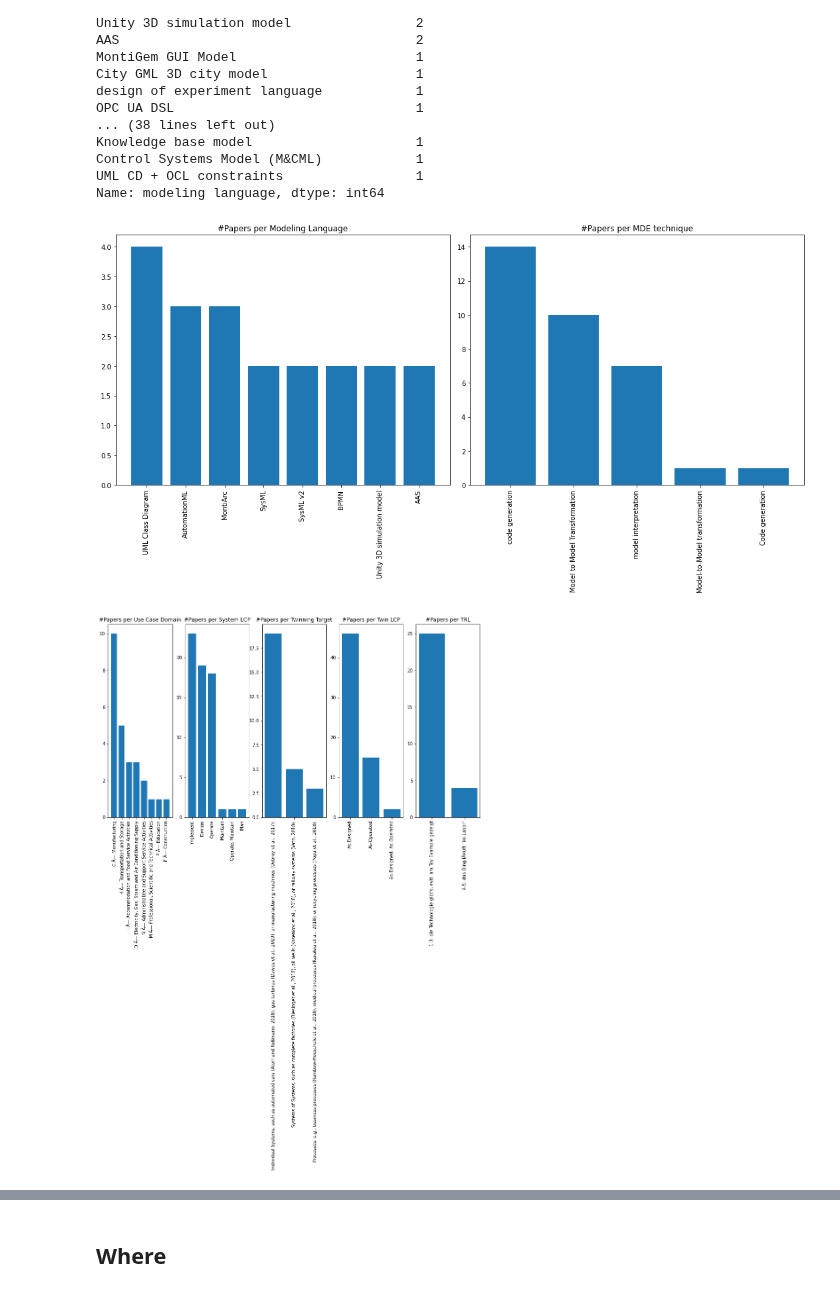
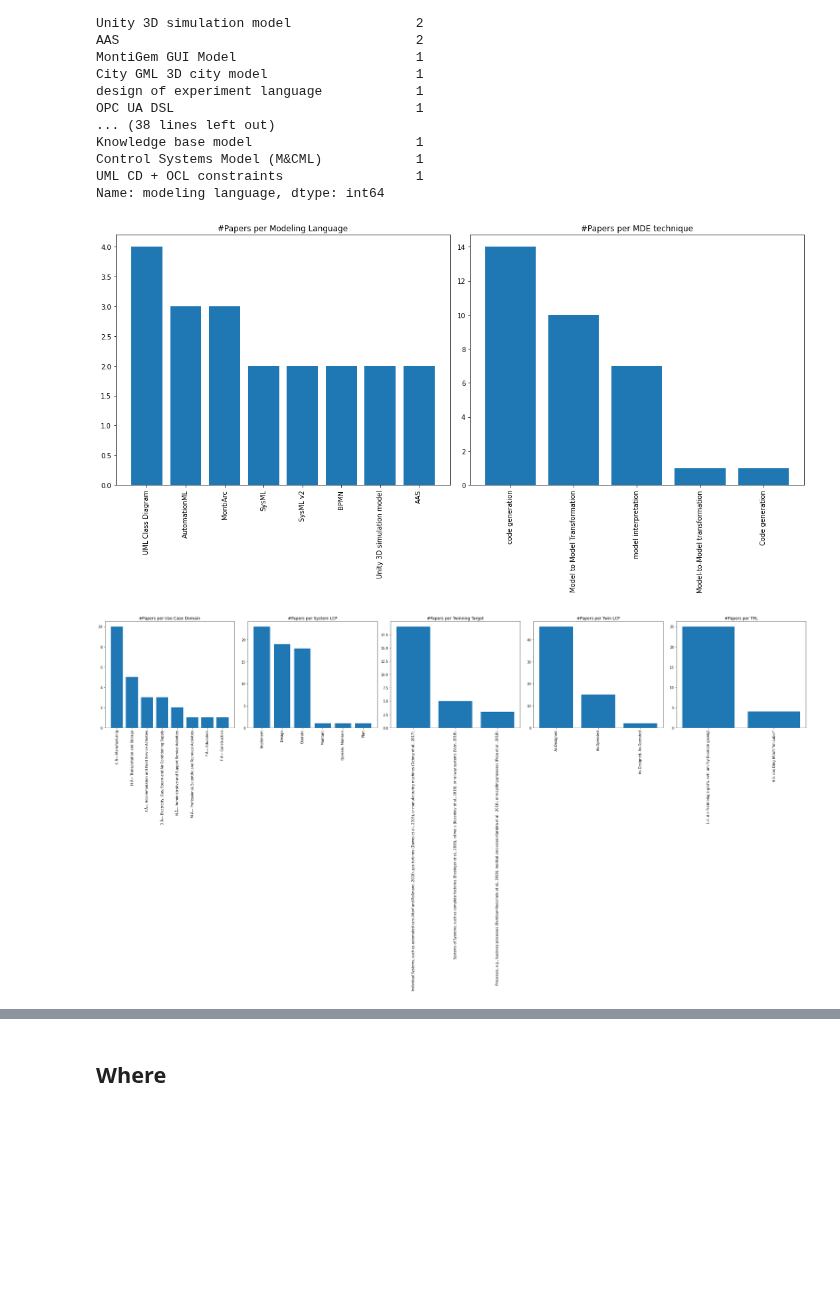
Before and after one commit to cdl-mint/mde4dts, a Jupyter notebook: visualizations_daniel.ipynb, the cells around one changed output, grey strips where cells are left out. Saved outputs shown, nothing was run; the diff lists cells and outputs as text; code cells hidden in the pictures; blank space fills up the shorter version.

```diff
--- a/visualizations_daniel.ipynb
+++ b/visualizations_daniel.ipynb
@@ -199,33 +191,35 @@ titles = ['#Papers per Modeling Language', '#Papers per MDE technique']
 
 # Loop through the subplots and plot each bar chart
 for i, ax in enumerate(axes.flatten()):
     if i < len(dataframes):
         plot_data = dataframes[i]
         ax.bar(plot_data['entry'], plot_data['count'])  # Replace 'x' and 'y' with the appropriate column names from the DataFrame
         ax.set_title(titles[i])
         ax.set_xticklabels(plot_data['entry'], rotation=90)
 
 # Adjust the layout to avoid overlapping titles
 plt.tight_layout()
-plt.show()
+#plt.show()
+plt.savefig("what.jpg")
 
-fig, axes = plt.subplots(nrows=1, ncols=5, figsize=(15, 8))
+fig, axes = plt.subplots(nrows=1, ncols=5, figsize=(30, 16))
 
 # List of DataFrames
 dataframes = [use_case_domain, system_lcp, twinning_target, twin_lcp, trl]
 # Titles for each subplot (modify as needed)
 titles = ['#Papers per Use Case Domain', '#Papers per System LCP', '#Papers per Twinning Target', '#Papers per Twin LCP', '#Papers per TRL']
 
 # Loop through the subplots and plot each bar chart
 for i, ax in enumerate(axes.flatten()):
     if i < len(dataframes):
         plot_data = dataframes[i]
         ax.bar(plot_data['entry'], plot_data['count'])  # Replace 'x' and 'y' with the appropriate column names from the DataFrame
         ax.set_title(titles[i])
         ax.set_xticklabels(plot_data['entry'], rotation=90)
 
 # Adjust the layout to avoid overlapping titles
 plt.tight_layout()
+plt.savefig("where.jpg")
 # %% [output]
 [figure]
-[figure, old version]
+[figure, new version]
```
Also changed, not shown: parts of 16 cells of this notebook, 3 other files.
